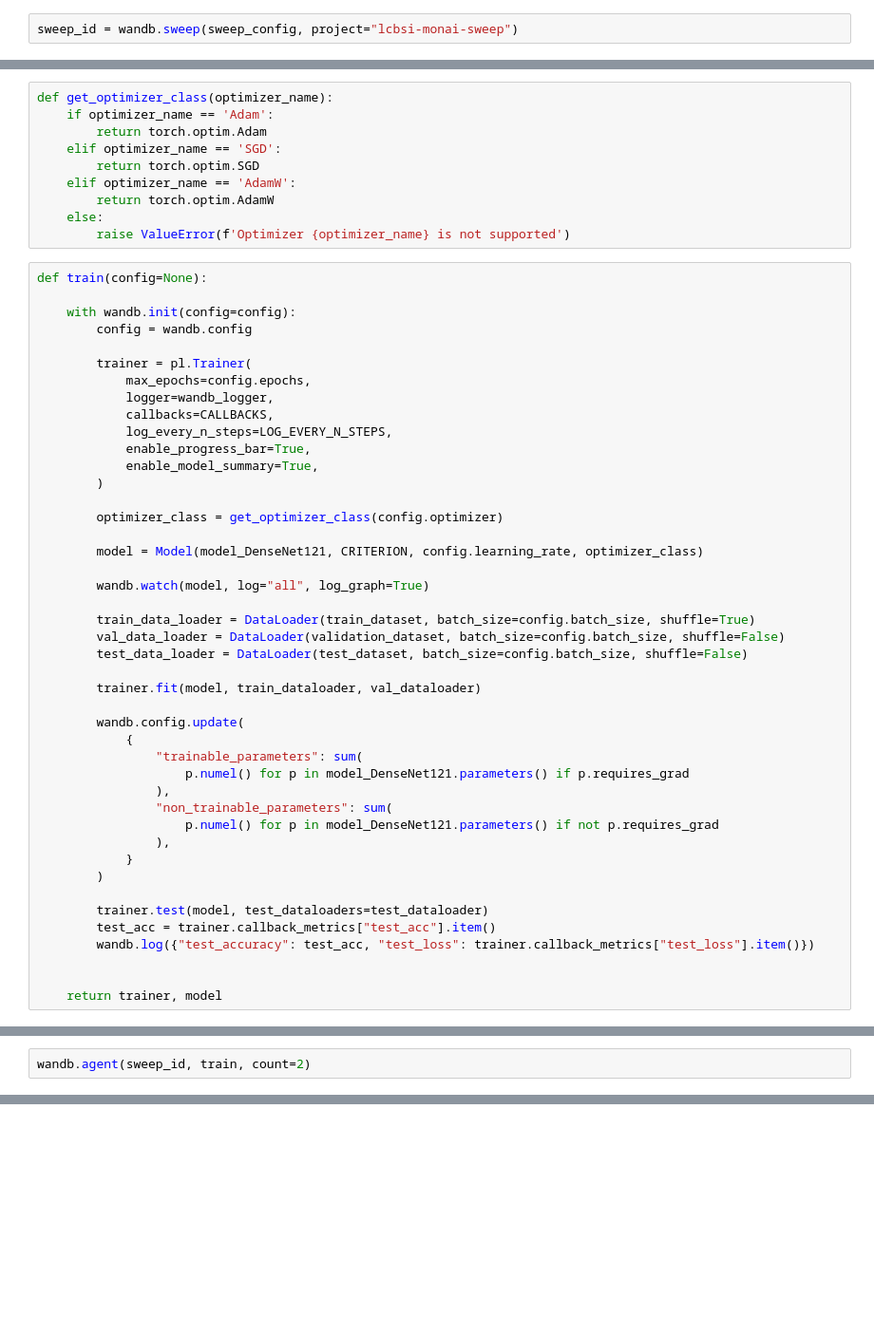
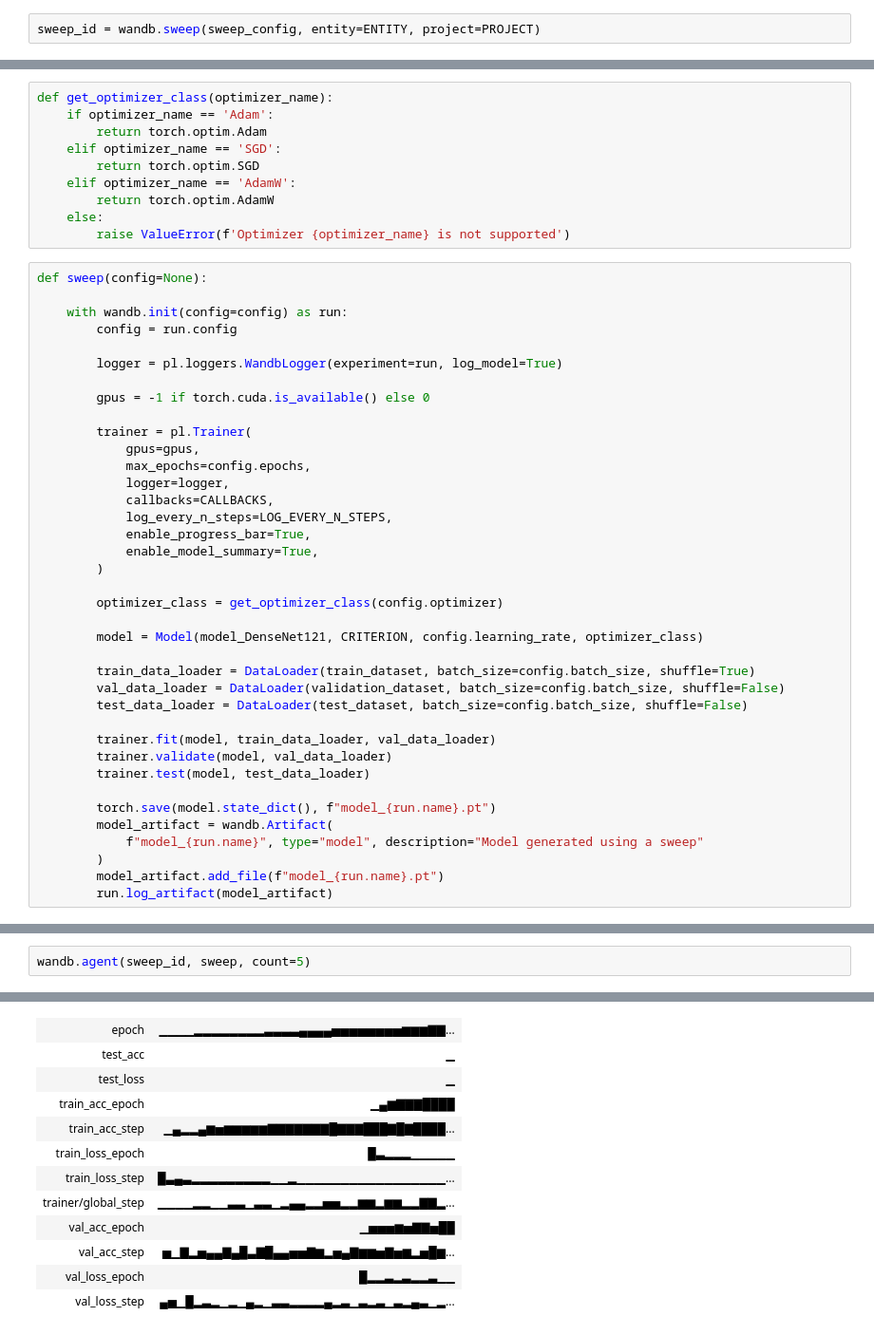
Before and after one commit to AgataPolejowska/LCBSI, a Jupyter notebook: notebooks/lcbsi_monai_pl.ipynb, the cells around one changed output, grey strips where cells are left out. Shown at 95% size. Drawn from its saved outputs; the diff is of its cells as text; blank space fills up the shorter version.

```diff
--- a/notebooks/lcbsi_monai_pl.ipynb
+++ b/notebooks/lcbsi_monai_pl.ipynb
@@ -602,3 +579,3 @@ pprint.pprint(sweep_config)
 # %%
-sweep_id = wandb.sweep(sweep_config, project="lcbsi-monai-sweep")
+sweep_id = wandb.sweep(sweep_config, entity=ENTITY, project=PROJECT)
 # %% [output]
@@ -623,14 +615,19 @@ def get_optimizer_class(optimizer_name):
     else:
         raise ValueError(f'Optimizer {optimizer_name} is not supported')
 # %%
-def train(config=None):
+def sweep(config=None):
 
-    with wandb.init(config=config):
-        config = wandb.config
+    with wandb.init(config=config) as run:
+        config = run.config
+
+        logger = pl.loggers.WandbLogger(experiment=run, log_model=True)
+
+        gpus = -1 if torch.cuda.is_available() else 0
 
         trainer = pl.Trainer(
+            gpus=gpus,
             max_epochs=config.epochs,
-            logger=wandb_logger,
+            logger=logger,
             callbacks=CALLBACKS,
             log_every_n_steps=LOG_EVERY_N_STEPS,
             enable_progress_bar=True,
@@ -641,28 +638,17 @@ def train(config=None):
 
         model = Model(model_DenseNet121, CRITERION, config.learning_rate, optimizer_class)
 
-        wandb.watch(model, log="all", log_graph=True)
-
         train_data_loader = DataLoader(train_dataset, batch_size=config.batch_size, shuffle=True)
         val_data_loader = DataLoader(validation_dataset, batch_size=config.batch_size, shuffle=False)
         test_data_loader = DataLoader(test_dataset, batch_size=config.batch_size, shuffle=False)
 
-        trainer.fit(model, train_dataloader, val_dataloader)
+        trainer.fit(model, train_data_loader, val_data_loader)
+        trainer.validate(model, val_data_loader)
+        trainer.test(model, test_data_loader)
 
-        wandb.config.update(
-            {
-                "trainable_parameters": sum(
-                    p.numel() for p in model_DenseNet121.parameters() if p.requires_grad
-                ),
-                "non_trainable_parameters": sum(
-                    p.numel() for p in model_DenseNet121.parameters() if not p.requires_grad
-                ),
-            }
+        torch.save(model.state_dict(), f"model_{run.name}.pt")
+        model_artifact = wandb.Artifact(
+            f"model_{run.name}", type="model", description="Model generated using a sweep"
         )
-
-        trainer.test(model, test_dataloaders=test_dataloader)
-        test_acc = trainer.callback_metrics["test_acc"].item()
-        wandb.log({"test_accuracy": test_acc, "test_loss": trainer.callback_metrics["test_loss"].item()})
-
-
-    return trainer, model
+        model_artifact.add_file(f"model_{run.name}.pt")
+        run.log_artifact(model_artifact)
@@ -694,3 +655,3 @@ NameError: name 'OPTIMIZER' is not defined
 # %%
-wandb.agent(sweep_id, train, count=2)
+wandb.agent(sweep_id, sweep, count=5)
 # %% [output]
@@ -697,0 +704,12 @@ NameError: name 'wandb' is not defined
+| epoch | ▁▁▁▁▂▂▂▂▂▂▂▂▃▃▃▃▄▄▄▄▅▅▅▅▅▅▅▅▆▆▆▇▇... |
+| test_acc | ▁ |
+| test_loss | ▁ |
+| train_acc_epoch | ▁▄▆▇▇▇████ |
+| train_acc_step | ▁▄▂▂▄▆▅▆▆▆▆▆▇▇▇▇▇▇▇█▇▇▇███▇█▇████... |
+| train_loss_epoch | █▃▂▂▂▁▁▁▁▁ |
+| train_loss_step | █▃▄▃▂▂▂▂▂▂▂▂▂▁▁▂▁▁▁▁▁▁▁▁▁▁▁▁▁▁▁▁▁... |
+| trainer/global_step | ▁▁▁▁▂▂▁▁▃▃▁▃▃▁▂▄▄▂▂▅▅▂▂▆▆▂▆▆▂▂▇▇▂... |
+| val_acc_epoch | ▁▅▅▅▆▅▇▇▅██ |
+| val_acc_step | ▅▁▇▂▅▄▄▇▄█▃▇█▄▄▅▅▇▆▂▅▄▇▆▆▅▇▅▆▂▅█▆... |
+| val_loss_epoch | █▂▂▃▂▃▂▂▃▁▁ |
+| val_loss_step | ▄▅▁█▂▃▂▁▂▁▄▂▁▃▃▂▂▂▂▄▂▃▁▃▂▃▁▃▂▄▃▁▂... |
```
Also changed, not shown: parts of 44 cells of this notebook, 1 other file.
